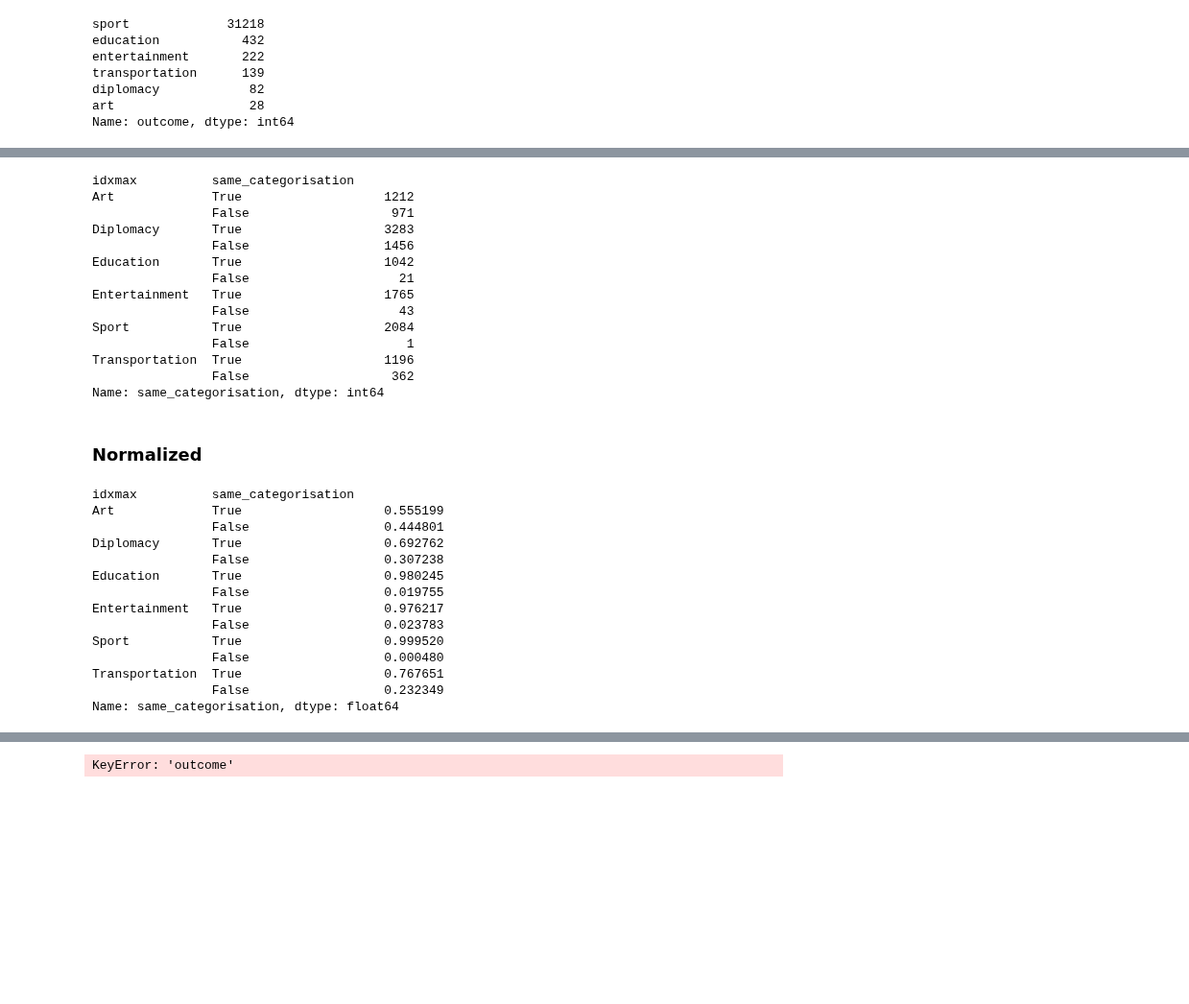
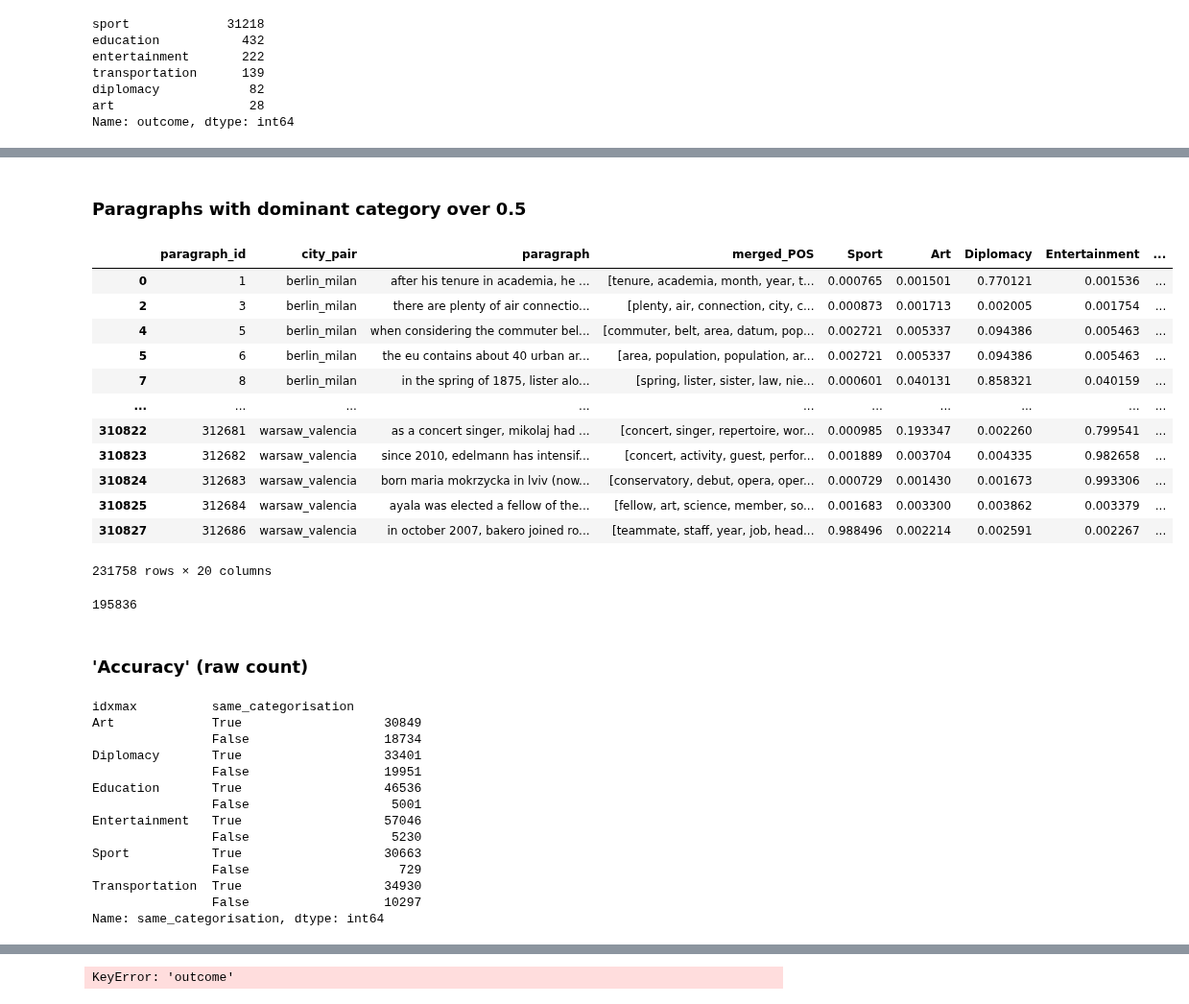
Before and after one commit to seriousdeejay/citynet, a Jupyter notebook: src/analyses/Diederik/Clean Code/3. Word Embedding Categorisation.ipynb, the cells around one changed output, grey strips where cells are left out. Shown at 96% size. Saved outputs shown, nothing was run; the diff lists cells and outputs as text; code cells hidden in the pictures; blank space fills up the shorter version.

```diff
--- a/src/analyses/Diederik/Clean Code/3. Word Embedding Categorisation.ipynb
+++ b/src/analyses/Diederik/Clean Code/3. Word Embedding Categorisation.ipynb
@@ -415,37 +395,42 @@ df[(df['max'] > 0.5) & (df['merged_POS'].str.len() > 20)]['same_categorisation']
+# %% [markdown]
+### Paragraphs with dominant category over 0.5
+# %%
+df[df['max'] > 0.7]
+# %% [output]
+|  | paragraph_id | city_pair | paragraph | merged_POS | Sport | Art | Diplomacy | Entertainment | ... |
+| 0 | 1 | berlin_milan | after his tenure in academia, he ... | [tenure, academia, month, year, t... | 0.000765 | 0.001501 | 0.770121 | 0.001536 | ... |
+| 2 | 3 | berlin_milan | there are plenty of air connectio... | [plenty, air, connection, city, c... | 0.000873 | 0.001713 | 0.002005 | 0.001754 | ... |
+| 4 | 5 | berlin_milan | when considering the commuter bel... | [commuter, belt, area, datum, pop... | 0.002721 | 0.005337 | 0.094386 | 0.005463 | ... |
+| 5 | 6 | berlin_milan | the eu contains about 40 urban ar... | [area, population, population, ar... | 0.002721 | 0.005337 | 0.094386 | 0.005463 | ... |
+| 7 | 8 | berlin_milan | in the spring of 1875, lister alo... | [spring, lister, sister, law, nie... | 0.000601 | 0.040131 | 0.858321 | 0.040159 | ... |
+| ... | ... | ... | ... | ... | ... | ... | ... | ... | ... |
+| 310822 | 312681 | warsaw_valencia | as a concert singer, mikolaj had ... | [concert, singer, repertoire, wor... | 0.000985 | 0.193347 | 0.002260 | 0.799541 | ... |
+| 310823 | 312682 | warsaw_valencia | since 2010, edelmann has intensif... | [concert, activity, guest, perfor... | 0.001889 | 0.003704 | 0.004335 | 0.982658 | ... |
+| 310824 | 312683 | warsaw_valencia | born maria mokrzycka in lviv (now... | [conservatory, debut, opera, oper... | 0.000729 | 0.001430 | 0.001673 | 0.993306 | ... |
+| 310825 | 312684 | warsaw_valencia | ayala was elected a fellow of the... | [fellow, art, science, member, so... | 0.001683 | 0.003300 | 0.003862 | 0.003379 | ... |
+| 310827 | 312686 | warsaw_valencia | in october 2007, bakero joined ro... | [teammate, staff, year, job, head... | 0.988496 | 0.002214 | 0.002591 | 0.002267 | ... |
+231758 rows × 20 columns
+# %%
+df[(df['max'] > 0.5) & (df['merged_POS'].str.len() > 20)]['same_categorisation'].count()
+# %% [output]
+195836
+# %% [markdown]
+### 'Accuracy' (raw count)
 # %%
 #  & len(df['merged_POS'].str) > 20
-df[(df['max'] > 0.5) & (df['merged_POS'].str.len() > 80)].groupby('idxmax')['same_categorisation'].value_counts()
+df[(df['max'] > 0.5) & (df['merged_POS'].str.len() > 0.5)].groupby('idxmax')['same_categorisation'].value_counts()
 # %% [output]
 idxmax          same_categorisation
-Art             True                   1212
-                False                   971
-Diplomacy       True                   3283
-                False                  1456
-Education       True                   1042
-                False                    21
-Entertainment   True                   1765
-                False                    43
-Sport           True                   2084
-                False                     1
-Transportation  True                   1196
-                False                   362
+Art             True                   30849
+                False                  18734
+Diplomacy       True                   33401
+                False                  19951
+Education       True                   46536
+                False                   5001
+Entertainment   True                   57046
+                False                   5230
+Sport           True                   30663
+                False                    729
+Transportation  True                   34930
+                False                  10297
 Name: same_categorisation, dtype: int64
-# %% [markdown]
-### Normalized
-# %%
-df[(df['max'] > 0.5) & (df['merged_POS'].str.len() > 80)].groupby('idxmax')['same_categorisation'].value_counts(normalize=True)
-# %% [output]
-idxmax          same_categorisation
-Art             True                   0.555199
-                False                  0.444801
-Diplomacy       True                   0.692762
-                False                  0.307238
-Education       True                   0.980245
-                False                  0.019755
-Entertainment   True                   0.976217
-                False                  0.023783
-Sport           True                   0.999520
-                False                  0.000480
-Transportation  True                   0.767651
-                False                  0.232349
-Name: same_categorisation, dtype: float64
```
Also changed, not shown: parts of 50 cells of this notebook.
